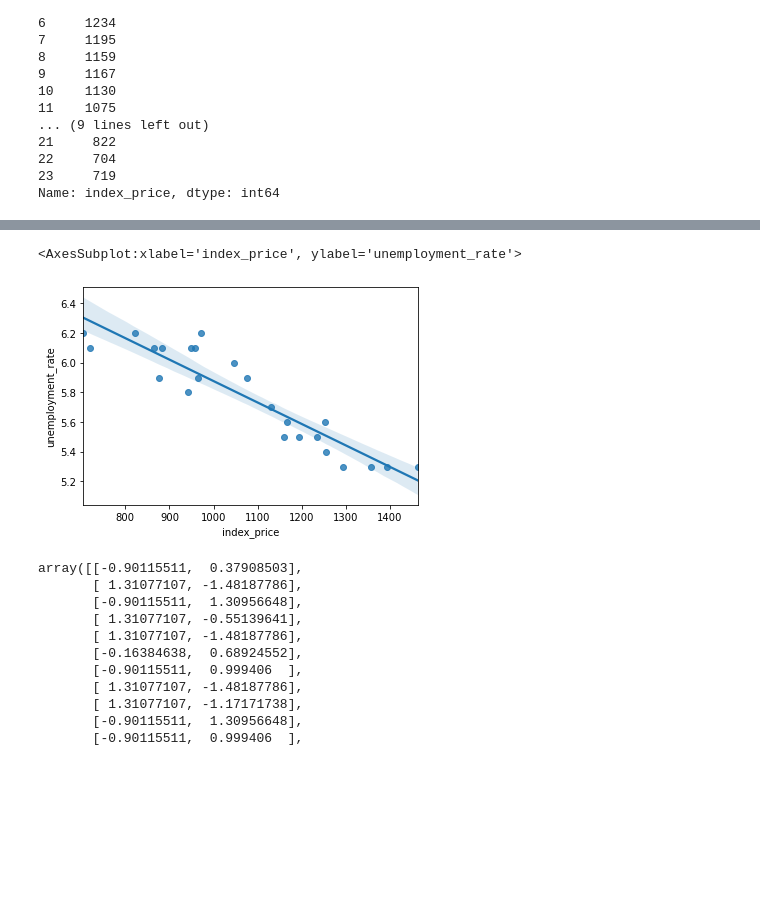
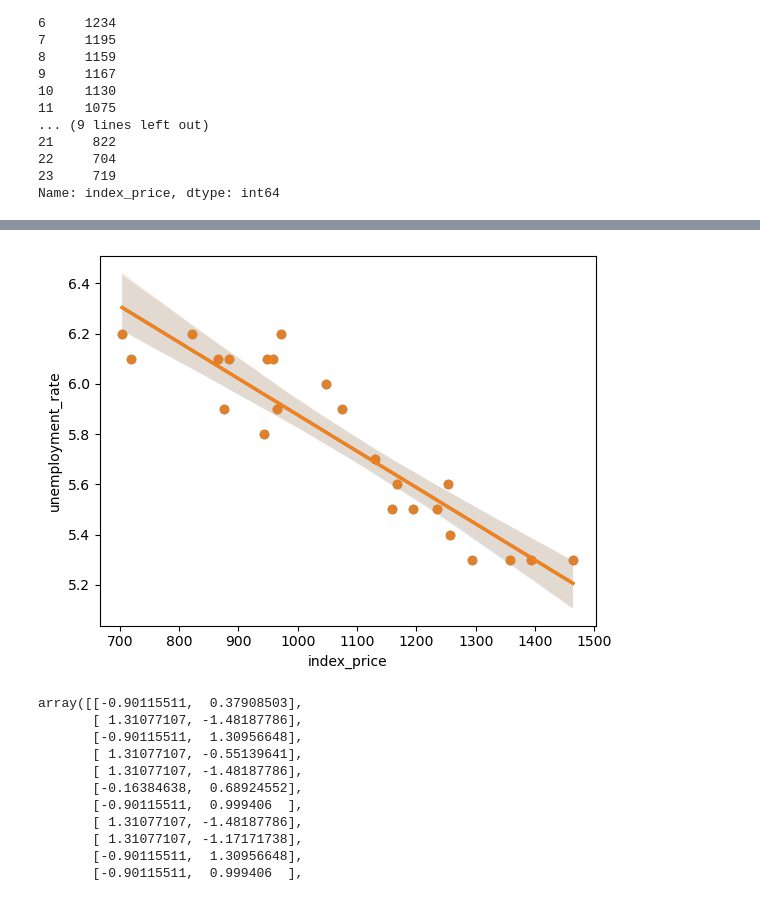
Before and after one commit to vaibhavsaigandi/Python, a Jupyter notebook: Machine Learning/Multiple+Linear+Regression-+Economics+Dataset.ipynb, the cells around one changed output, grey strips where cells are left out. Drawn from its saved outputs; the diff is of its cells as text; code cells hidden in the pictures; blank space fills up the shorter version.

```diff
--- a/Machine Learning/Multiple+Linear+Regression-+Economics+Dataset.ipynb
+++ b/Machine Learning/Multiple+Linear+Regression-+Economics+Dataset.ipynb
@@ -108,8 +109,8 @@ sns.regplot(df_index['interest_rate'],df_index['unemployment_rate'])
 # %%
-sns.regplot(df_index['index_price'],df_index['unemployment_rate'])
+sns.regplot(x = df_index['index_price'],y = df_index['unemployment_rate'])
+plt.show()
 # %% [output]
-<AxesSubplot:xlabel='index_price', ylabel='unemployment_rate'>
-[figure, old version]
+[figure, new version]
 # %%
 from sklearn.preprocessing import StandardScaler
 # %%
```
Also changed, not shown: parts of 11 cells of this notebook, 2 other files.
